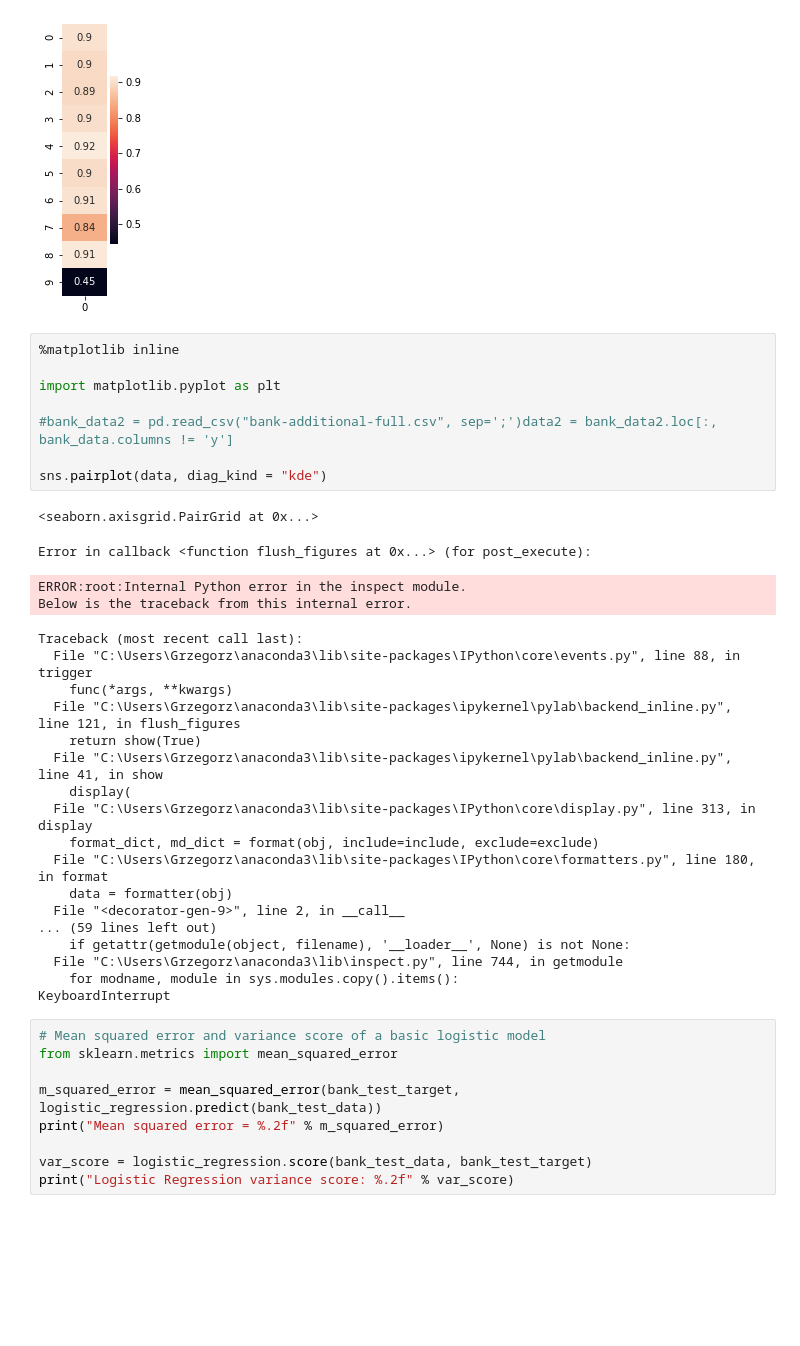
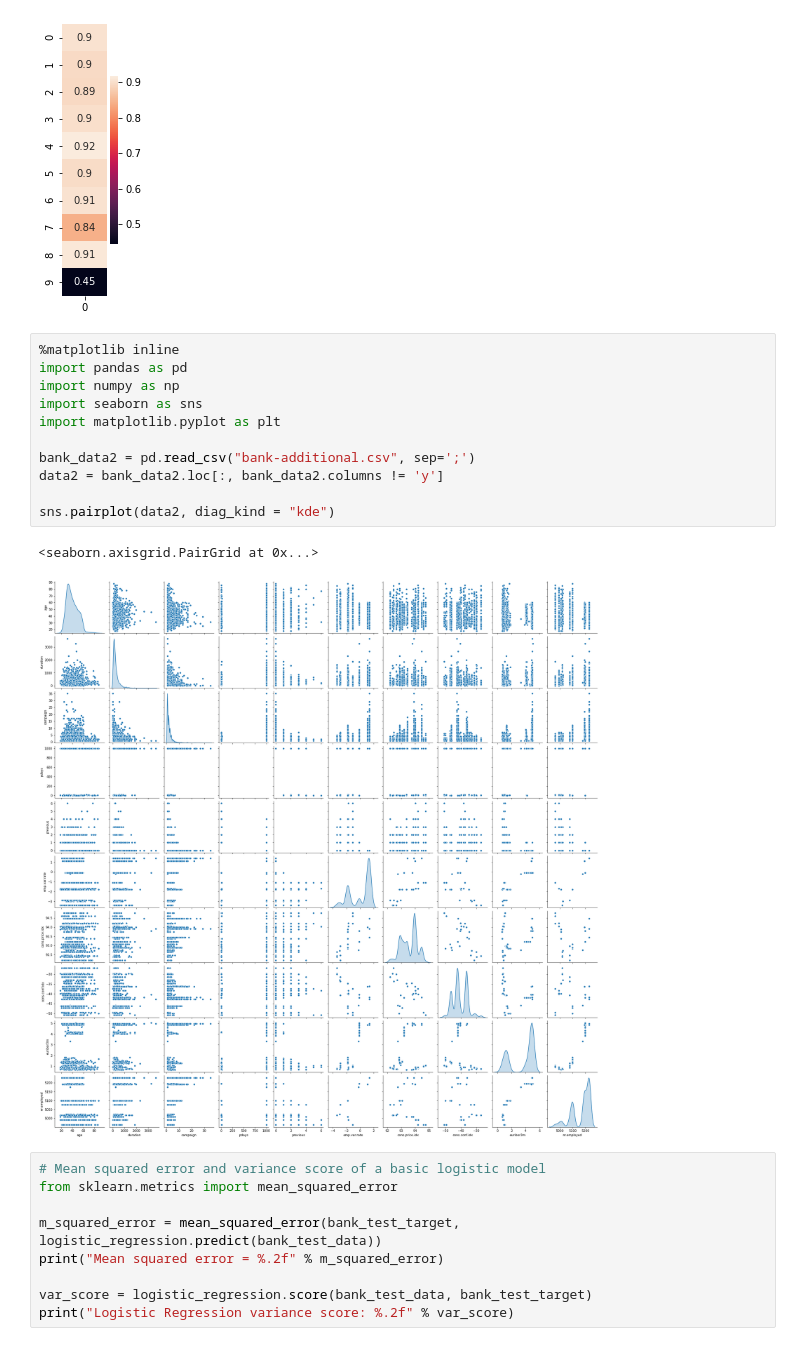
Before and after one commit to GrzegorzPodwika/BankMarketingDatasetAnalysis, a Jupyter notebook: kwd_projekt.ipynb, the cells around one changed output. Drawn from its saved outputs; the diff is of its cells as text; blank space fills up the shorter version.

```diff
--- a/kwd_projekt.ipynb
+++ b/kwd_projekt.ipynb
@@ -223,34 +223,18 @@ Please also refer to the documentation for alternative solver options:
 [figure]
 # %%
 %matplotlib inline
-
+import pandas as pd
+import numpy as np
+import seaborn as sns
 import matplotlib.pyplot as plt
 
-#bank_data2 = pd.read_csv("bank-additional-full.csv", sep=';')data2 = bank_data2.loc[:, bank_data.columns != 'y']
+bank_data2 = pd.read_csv("bank-additional.csv", sep=';')
+data2 = bank_data2.loc[:, bank_data2.columns != 'y']
 
-sns.pairplot(data, diag_kind = "kde")
+sns.pairplot(data2, diag_kind = "kde")
 # %% [output]
 <seaborn.axisgrid.PairGrid at 0x...>
-Error in callback <function flush_figures at 0x...> (for post_execute):
-ERROR:root:Internal Python error in the inspect module.
-Below is the traceback from this internal error.
-Traceback (most recent call last):
-  File "C:\Users\Grzegorz\anaconda3\lib\site-packages\IPython\core\events.py", line 88, in trigger
-    func(*args, **kwargs)
-  File "C:\Users\Grzegorz\anaconda3\lib\site-packages\ipykernel\pylab\backend_inline.py", line 121, in flush_figures
-    return show(True)
-  File "C:\Users\Grzegorz\anaconda3\lib\site-packages\ipykernel\pylab\backend_inline.py", line 41, in show
-    display(
-  File "C:\Users\Grzegorz\anaconda3\lib\site-packages\IPython\core\display.py", line 313, in display
-    format_dict, md_dict = format(obj, include=include, exclude=exclude)
-  File "C:\Users\Grzegorz\anaconda3\lib\site-packages\IPython\core\formatters.py", line 180, in format
-    data = formatter(obj)
-  File "<decorator-gen-9>", line 2, in __call__
-... (59 lines left out)
-    if getattr(getmodule(object, filename), '__loader__', None) is not None:
-  File "C:\Users\Grzegorz\anaconda3\lib\inspect.py", line 744, in getmodule
-    for modname, module in sys.modules.copy().items():
-KeyboardInterrupt
+[figure, added]
 # %%
 # Mean squared error and variance score of a basic logistic model
 from sklearn.metrics import mean_squared_error
```
Also changed, not shown: parts of 1 cell of this notebook.
